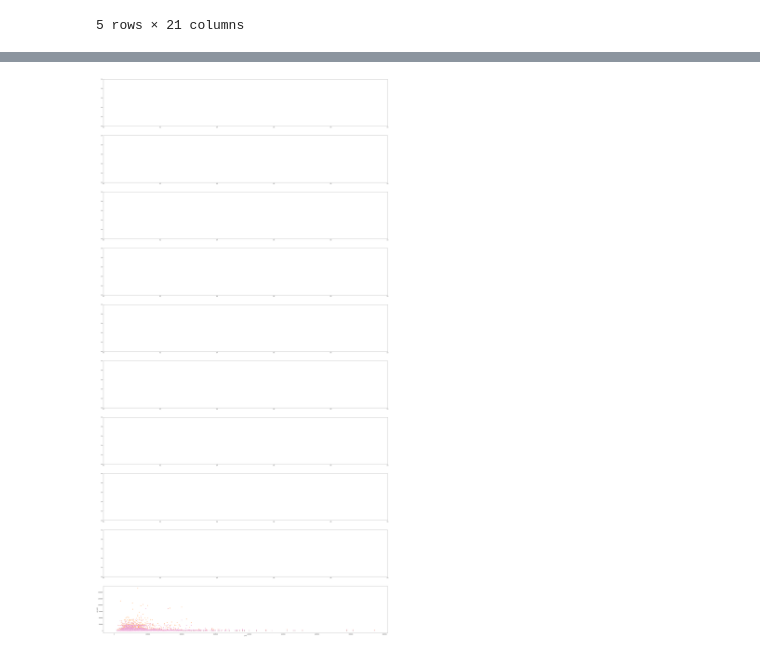
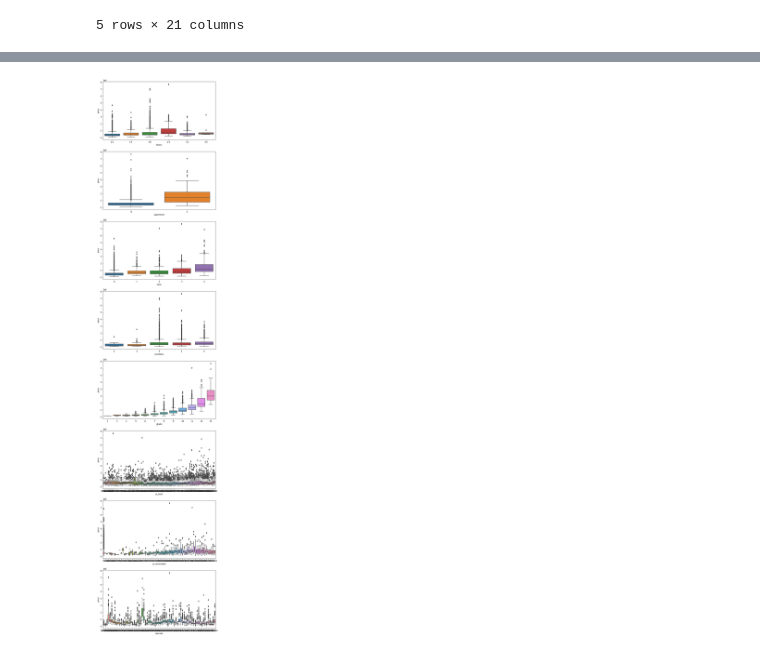
Before and after one commit to apecundo/ml-projects, a Jupyter notebook: Regression Methods on KC House Dataset.ipynb, the cells around one changed output, grey strips where cells are left out. Drawn from its saved outputs; the diff is of its cells as text; code cells hidden in the pictures.

Commit message:
Added data visualization charts for features

```diff
--- a/Regression Methods on KC House Dataset.ipynb
+++ b/Regression Methods on KC House Dataset.ipynb
@@ -81,3 +96,3 @@ df_num.head()
 # %%
-df_cat = df.drop(labels = ['bedrooms','bathrooms','sqft_living','sqft_lot','floors','sqft_above','sqft_basement','sqft_living15','sqft_lot15'], axis = 1)
+df_cat = df.drop(labels = ['bedrooms','bathrooms','sqft_living','sqft_lot','sqft_above','sqft_basement','sqft_living15','sqft_lot15', 'lat', 'long'], axis = 1)
 df_cat = df_cat.set_index(keys = ['id'])
@@ -84,9 +109,8 @@ df_cat = df_cat.set_index(keys = ['id'])
 # %%
-fig, axs = plt.subplots(nrows = df_num.shape[1], figsize = (50,100))
+fig, cat_axs = plt.subplots(figsize = (10,50), nrows = df_cat.shape[1]-2, ncols = 1)
 
-for i in range(0,7):
+for i in range(len(df_cat.columns)-2):
 
-    axs[i] = sns.scatterplot(x = 'price', y = df_num.columns[i+3], data = df_num)
-    axs[i].plot()
+    sns.boxplot(x = df_cat.columns[i+2],y = 'price',  data = df_cat, ax = cat_axs[i])
 # %% [output]
-[figure, old version]
+[figure, new version]
```
Also changed, not shown: parts of 41 cells of this notebook.
